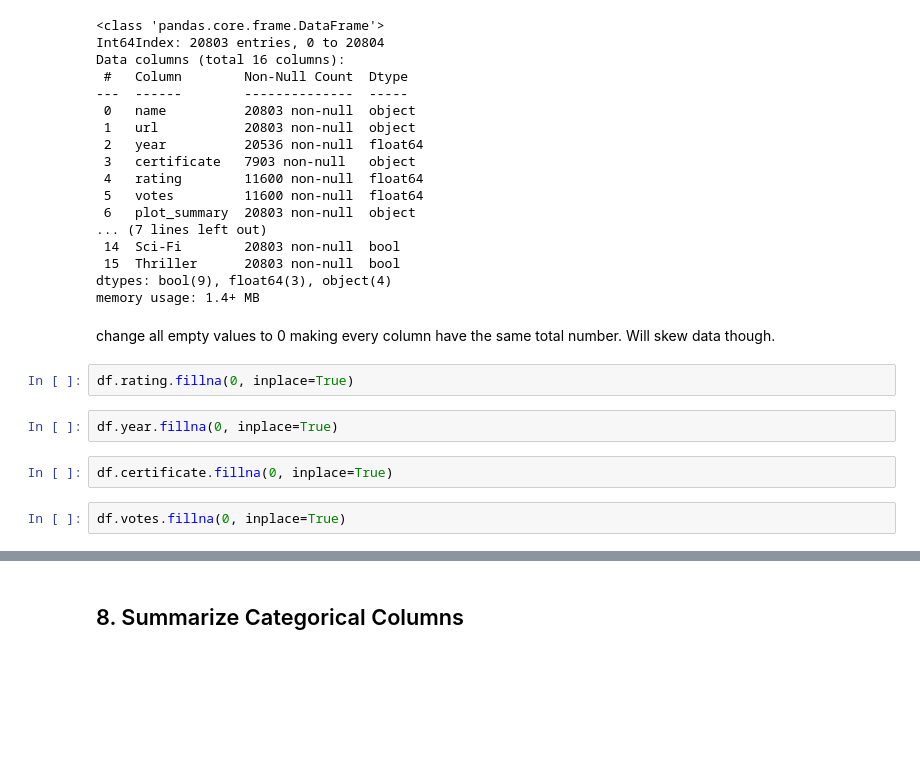
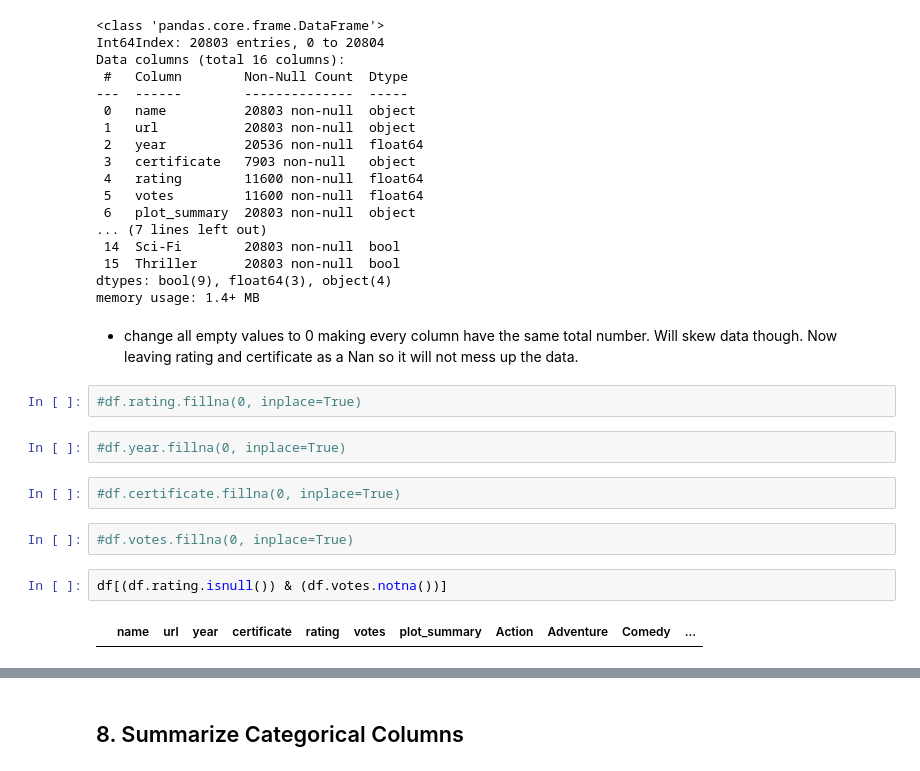
Before and after one commit to SheltonBlackwell/cis277-fa22-Lab2, a Jupyter notebook: Lab2.ipynb, the cells around one changed output, grey strips where cells are left out. Saved outputs shown, nothing was run; the diff lists cells and outputs as text; blank space fills up the shorter version.

```diff
--- a/Lab2.ipynb
+++ b/Lab2.ipynb
@@ -177,15 +185,19 @@ Data columns (total 16 columns):
 dtypes: bool(9), float64(3), object(4)
 memory usage: 1.4+ MB
 # %% [markdown]
-change all empty values to 0 making every column have the same total number. Will skew data though.
+- change all empty values to 0 making every column have the same total number. Will skew data though. Now leaving rating and certificate as a Nan so it will not mess up the data.
 # %%
-df.rating.fillna(0, inplace=True)
+#df.rating.fillna(0, inplace=True)
 # %%
-df.year.fillna(0, inplace=True)
+#df.year.fillna(0, inplace=True)
 # %%
-df.certificate.fillna(0, inplace=True)
+#df.certificate.fillna(0, inplace=True)
 # %%
-df.votes.fillna(0, inplace=True)
+#df.votes.fillna(0, inplace=True)
+# %%
+df[(df.rating.isnull()) & (df.votes.notna())]
+# %% [output]
+|  | name | url | year | certificate | rating | votes | plot_summary | Action | Adventure | Comedy | ... |
 # %%
 df.info()
 # %% [output]
```
Also changed, not shown: parts of 13 cells of this notebook.
